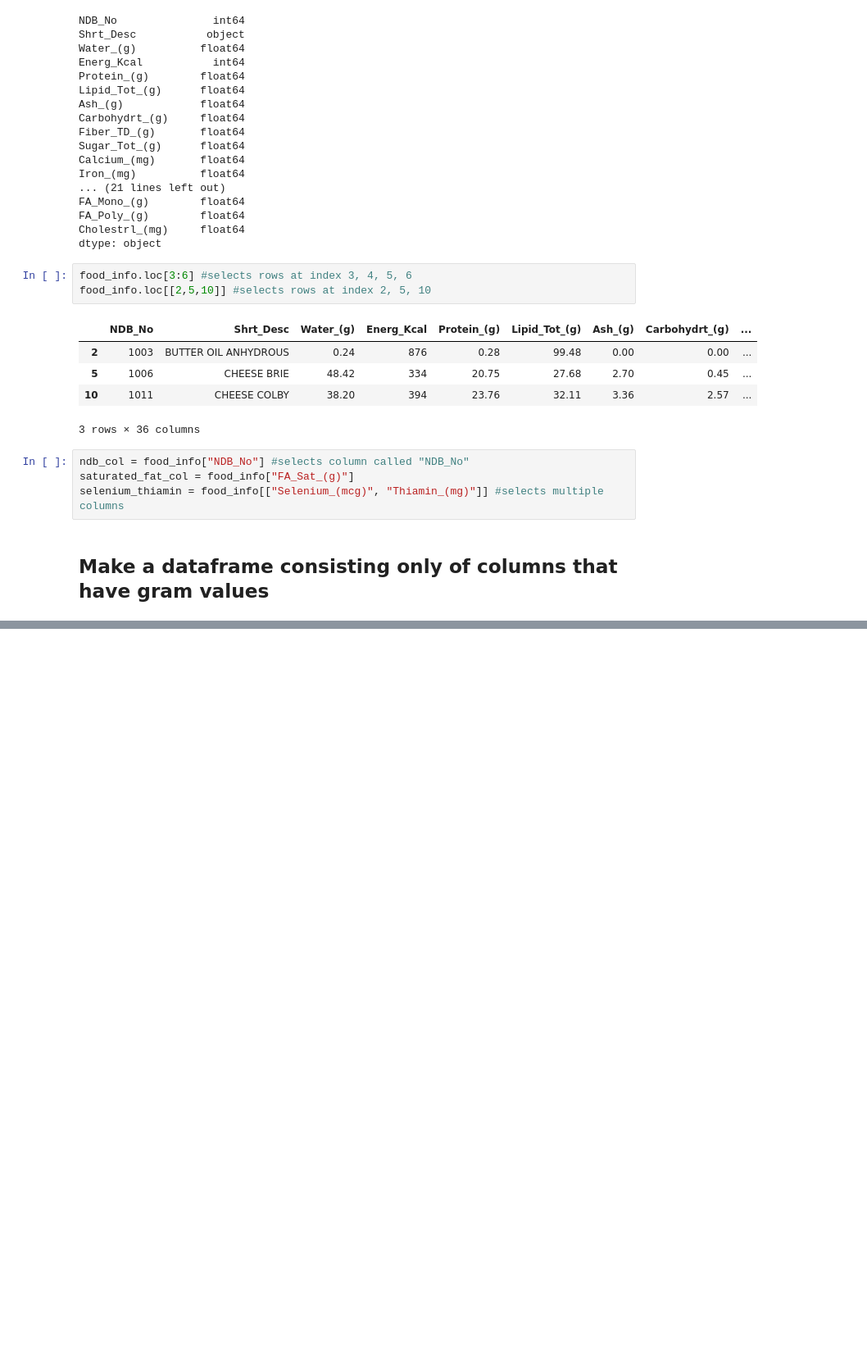
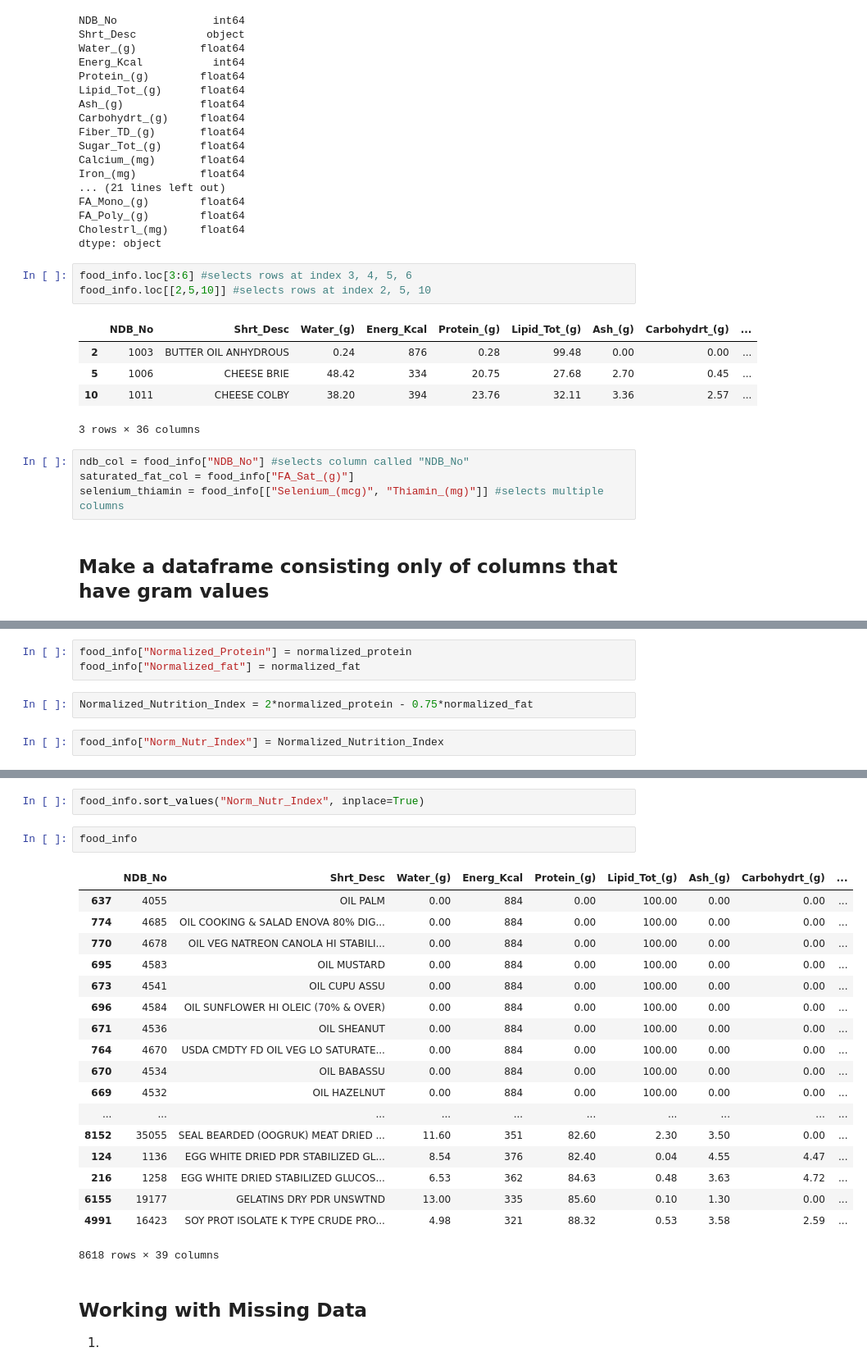
Before and after one commit to juwonlee1020/dataquest, a Jupyter notebook: Food Info.ipynb, the cells around one changed output, grey strips where cells are left out. Shown at 82% size. Drawn from its saved outputs; the diff is of its cells as text; blank space fills up the shorter version.

Commit message:
Finished food_info analysis

```diff
--- a/Food Info.ipynb
+++ b/Food Info.ipynb
@@ -91,0 +96,7 @@ div_100 =
+# %%
+food_info["Normalized_Protein"] = normalized_protein
+food_info["Normalized_fat"] = normalized_fat
+# %%
+Normalized_Nutrition_Index = 2*normalized_protein - 0.75*normalized_fat
+# %%
+food_info["Norm_Nutr_Index"] = Normalized_Nutrition_Index
@@ -91,0 +108,26 @@ div_100 =
+# %%
+food_info.sort_values("Norm_Nutr_Index", inplace=True)
+# %%
+food_info
+# %% [output]
+|  | NDB_No | Shrt_Desc | Water_(g) | Energ_Kcal | Protein_(g) | Lipid_Tot_(g) | Ash_(g) | Carbohydrt_(g) | ... |
+| 637 | 4055 | OIL PALM | 0.00 | 884 | 0.00 | 100.00 | 0.00 | 0.00 | ... |
+| 774 | 4685 | OIL COOKING & SALAD ENOVA 80% DIG... | 0.00 | 884 | 0.00 | 100.00 | 0.00 | 0.00 | ... |
+| 770 | 4678 | OIL VEG NATREON CANOLA HI STABILI... | 0.00 | 884 | 0.00 | 100.00 | 0.00 | 0.00 | ... |
+| 695 | 4583 | OIL MUSTARD | 0.00 | 884 | 0.00 | 100.00 | 0.00 | 0.00 | ... |
+| 673 | 4541 | OIL CUPU ASSU | 0.00 | 884 | 0.00 | 100.00 | 0.00 | 0.00 | ... |
+| 696 | 4584 | OIL SUNFLOWER HI OLEIC (70% & OVER) | 0.00 | 884 | 0.00 | 100.00 | 0.00 | 0.00 | ... |
+| 671 | 4536 | OIL SHEANUT | 0.00 | 884 | 0.00 | 100.00 | 0.00 | 0.00 | ... |
+| 764 | 4670 | USDA CMDTY FD OIL VEG LO SATURATE... | 0.00 | 884 | 0.00 | 100.00 | 0.00 | 0.00 | ... |
+| 670 | 4534 | OIL BABASSU | 0.00 | 884 | 0.00 | 100.00 | 0.00 | 0.00 | ... |
+| 669 | 4532 | OIL HAZELNUT | 0.00 | 884 | 0.00 | 100.00 | 0.00 | 0.00 | ... |
+| ... | ... | ... | ... | ... | ... | ... | ... | ... | ... |
+| 8152 | 35055 | SEAL BEARDED (OOGRUK) MEAT DRIED ... | 11.60 | 351 | 82.60 | 2.30 | 3.50 | 0.00 | ... |
+| 124 | 1136 | EGG WHITE DRIED PDR STABILIZED GL... | 8.54 | 376 | 82.40 | 0.04 | 4.55 | 4.47 | ... |
+| 216 | 1258 | EGG WHITE DRIED STABILIZED GLUCOS... | 6.53 | 362 | 84.63 | 0.48 | 3.63 | 4.72 | ... |
+| 6155 | 19177 | GELATINS DRY PDR UNSWTND | 13.00 | 335 | 85.60 | 0.10 | 1.30 | 0.00 | ... |
+| 4991 | 16423 | SOY PROT ISOLATE K TYPE CRUDE PRO... | 4.98 | 321 | 88.32 | 0.53 | 3.58 | 2.59 | ... |
+8618 rows × 39 columns
+# %% [markdown]
+## Working with Missing Data
+1.
```
Also changed, not shown: parts of 11 cells of this notebook.
